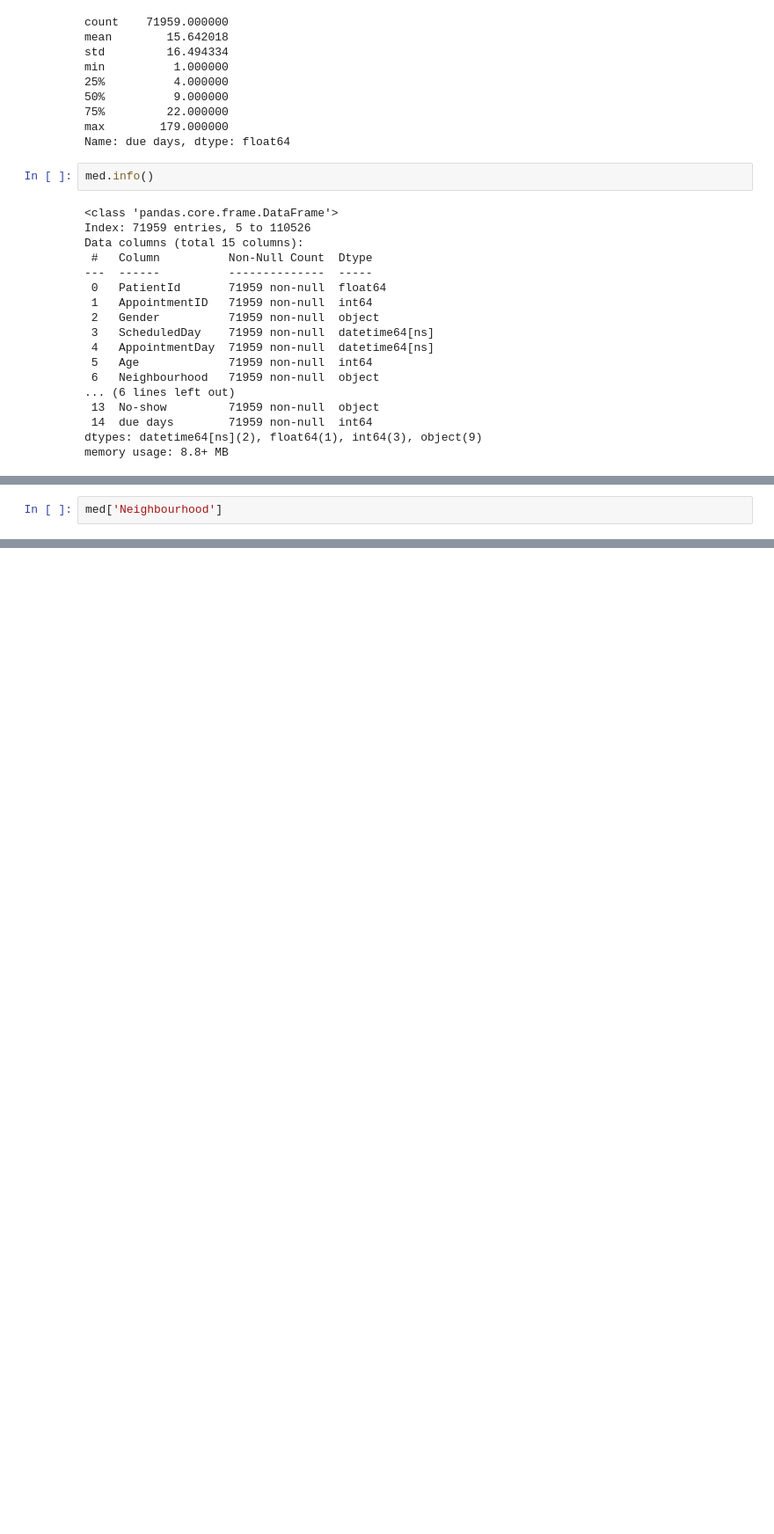
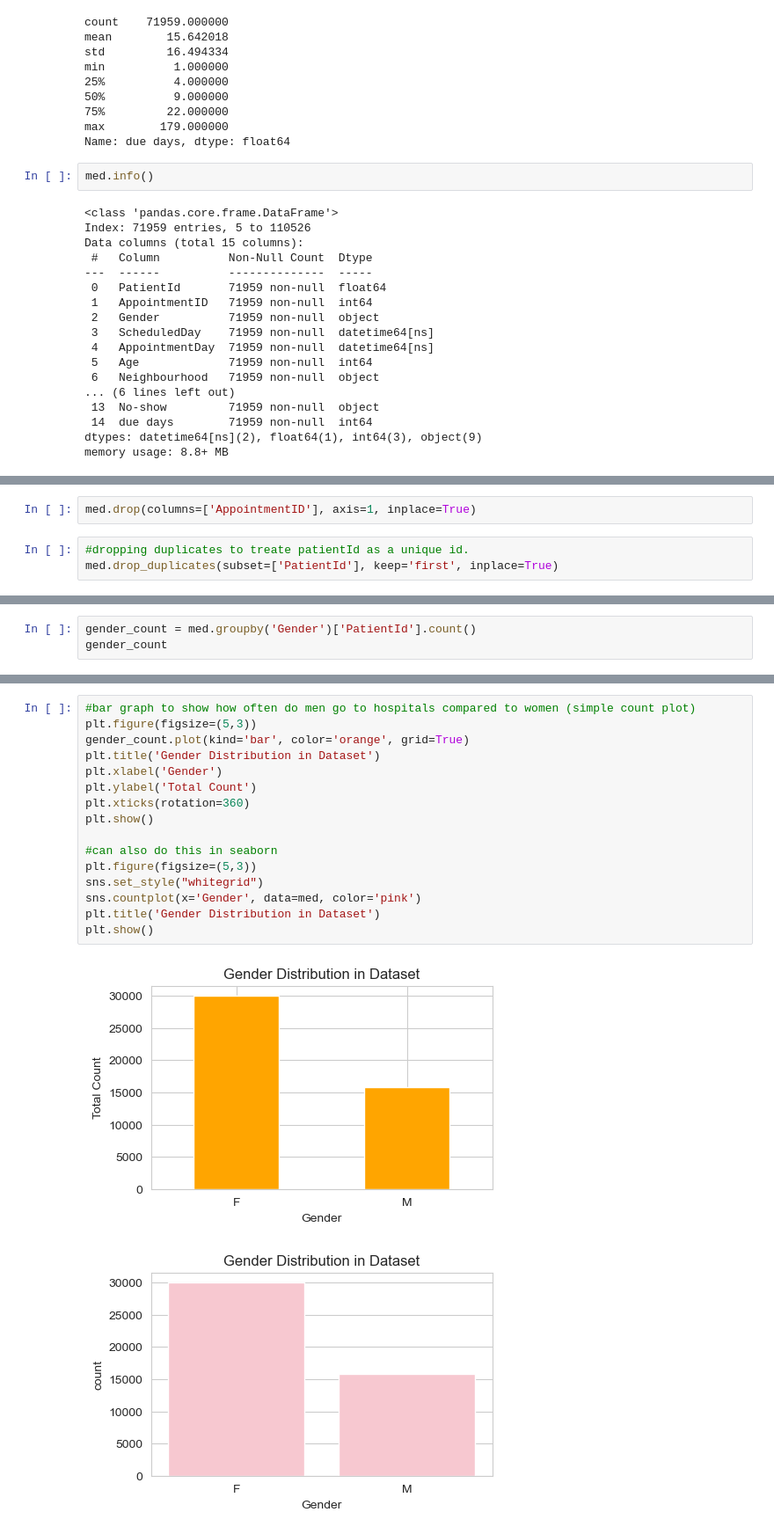
Before and after one commit to medprod/data-analysis-visualization-projects, a Jupyter notebook: 03-Medical-Appointment-No-Show/APPT.ipynb, the cells around one changed output, grey strips where cells are left out. Shown: that part at 88% size. Saved outputs shown, nothing was run; the diff lists cells and outputs as text; blank space fills up the shorter version.

```diff
--- a/03-Medical-Appointment-No-Show/APPT.ipynb
+++ b/03-Medical-Appointment-No-Show/APPT.ipynb
@@ -195,2 +195,5 @@ memory usage: 8.8+ MB
 # %%
-med['Neighbourhood']
+med.drop(columns=['AppointmentID'], axis=1, inplace=True)
+# %%
+#dropping duplicates to treate patientId as a unique id.
+med.drop_duplicates(subset=['PatientId'], keep='first', inplace=True)
@@ -196,0 +228,3 @@ med['Neighbourhood']
+# %%
+gender_count = med.groupby('Gender')['PatientId'].count()
+gender_count
@@ -196,0 +282,19 @@ med['Neighbourhood']
+# %%
+#bar graph to show how often do men go to hospitals compared to women (simple count plot)
+plt.figure(figsize=(5,3))
+gender_count.plot(kind='bar', color='orange', grid=True)
+plt.title('Gender Distribution in Dataset')
+plt.xlabel('Gender')
+plt.ylabel('Total Count')
+plt.xticks(rotation=360)
+plt.show()
+
+#can also do this in seaborn
+plt.figure(figsize=(5,3))
+sns.set_style("whitegrid")
+sns.countplot(x='Gender', data=med, color='pink')
+plt.title('Gender Distribution in Dataset')
+plt.show()
+# %% [output]
+[figure, added]
+[figure, added]
```
Also changed, not shown: parts of 14 cells of this notebook.
